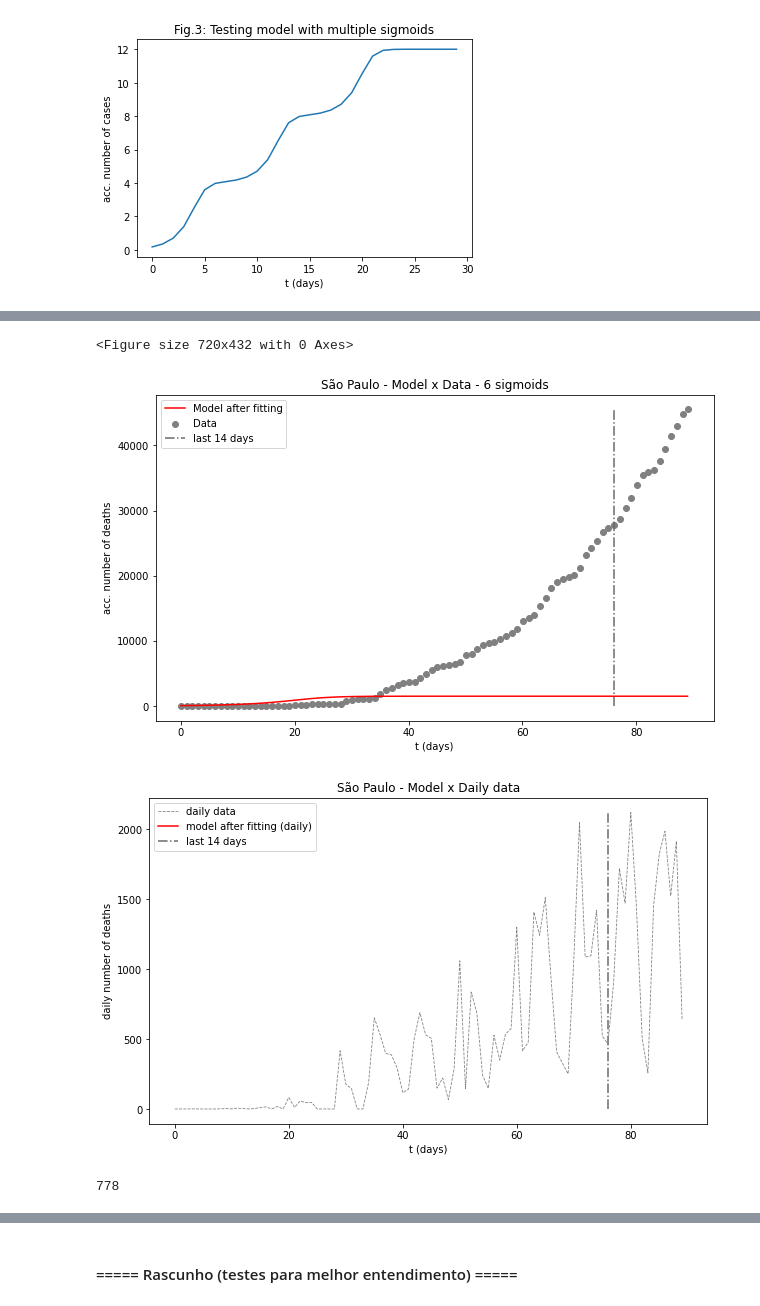
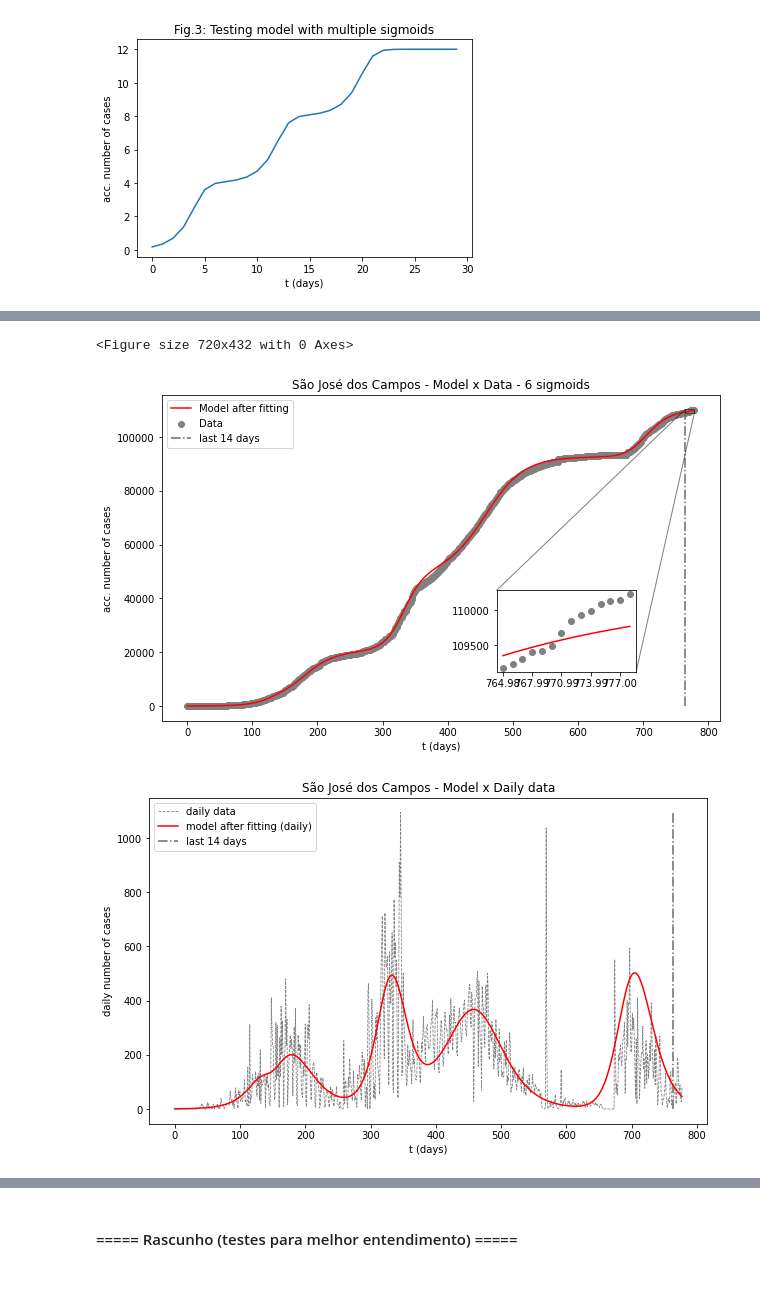
Before and after one commit to fpelogia/epid-models, a Jupyter notebook: optimize_sp.ipynb, the cells around one changed output, grey strips where cells are left out. Drawn from its saved outputs; the diff is of its cells as text; code cells hidden in the pictures.

```diff
--- a/optimize_sp.ipynb
+++ b/optimize_sp.ipynb
@@ -258,8 +256,8 @@ plt.plot(acc_n_cases)
 # Defini manualmente, por enquanto...
 # pelo new_wave.py daria x_t [11, 101, 167, 254] (Jerusalem)
 # x_nw = [90, 170, 240] #(Jerusalém)
-# x_nw = [147, 287, 382, 669] #(SJC)
-x_nw = [79, 254, 309, 370, 683] # (SP)
+x_nw = [147, 287, 382, 669] #(SJC)
+#x_nw = [79, 254, 309, 370, 683] # (SP)
 #x_nw  = [94, 146, 269, 314, 377, 469, 607, 677, 741] # Campinas tr 2e-5
 #x_nw = [100, 149, 471, 610, 681, 741] # Campinas tr 3e-5
 plt.title('Fig.4: Visualizing the transition points')
@@ -324,7 +322,7 @@ for i in range(len(x_nw) + 1):
     plt.plot(y_m0, label='$y_m0$ (model after Step 1)')
     plt.plot(y_m, label='$y_m$ (model after Step 2)')
     plt.xlabel('t (days)')
-    plt.ylabel('acc. number of deaths')
+    plt.ylabel('acc. number of cases')
     plt.legend()
     #plt.savefig(f'output/{i:003}', facecolor='white', dpi=100)
     plt.show()
@@ -452,50 +437,48 @@ daily_n_cases = forward_euler(t[:n_days], 1, acc_n_cases[:n_days], 0)
 s = "" if (n_sig == 1) else "s"
 
 # Plotting Model vs Data
 plt.figure(figsize=(10,6))
 fig, ax = plt.subplots(figsize=[10,6])
 #plt.xlim(x_nw[i] - 7*(n_weeks_pred + 1), x_nw[i])
 ax.set_title(f'{city_name} - Model x Data - {n_sig} sigmoid{s}')
 ax.scatter(t[:n_days], acc_n_cases[:n_days], label='Data', c='gray')
 ax.vlines(n_days - 7*n_weeks_pred, 0, max(acc_n_cases[:n_days]), colors='dimgray', linestyles='dashdot', zorder=1, label=f"last {7*n_weeks_pred} days")
 ax.plot(y_m, label='Model after fitting', c='r')
 ax.set_xlabel('t (days)')
-ax.set_ylabel('acc. number of deaths')
+ax.set_ylabel('acc. number of cases')
 ax.legend()
 X_detail = t[n_days - 7*n_weeks_pred: n_days]
 Y_detail = y_m[n_days - 7*n_weeks_pred: n_days]
-# detail prediction
-# if(n_sig < 3):
-#     sub_axes = ax.inset_axes([.17, .45, .25, .35])
-# else:
-#     sub_axes = ax.inset_axes([.6, .15, .25, .25])
-#sub_axes.scatter(t[n_days - 7*n_weeks_pred:n_days], acc_n_cases[n_days - 7*n_weeks_pred:n_days], label='Data', c='gray')
-#sub_axes.plot(X_detail, Y_detail, c = 'r')
-#sub_axes.set_xticks(X_detail[0::3])
-#ax.indicate_inset_zoom(sub_axes, edgecolor="black")
+#detail prediction
+if(n_sig < 3):
+    sub_axes = ax.inset_axes([.17, .45, .25, .35])
+else:
+    sub_axes = ax.inset_axes([.6, .15, .25, .25])
+sub_axes.scatter(t[n_days - 7*n_weeks_pred:n_days], acc_n_cases[n_days - 7*n_weeks_pred:n_days], label='Data', c='gray')
+sub_axes.plot(X_detail, Y_detail, c = 'r')
+sub_axes.set_xticks(X_detail[0::3])
+ax.indicate_inset_zoom(sub_axes, edgecolor="black")
 plt.savefig(f'output/005.png', facecolor='white', dpi=100)
 plt.show()
 
 # DAILY DATA
 plt.figure(figsize=(10, 6))
 
 plt.title(f'{city_name} - Model x Daily data')
 plt.plot(daily_n_cases[:n_days], label="daily data", c='gray', lw=0.8, linestyle='dashed')
 plt.plot(y_m_daily, label='model after fitting (daily)', c='r')
 plt.vlines(n_days - 7*n_weeks_pred, 0, max(daily_n_cases[:n_days]), colors='dimgray', linestyles='dashdot', zorder=1, label=f"last {7*n_weeks_pred} days")
 plt.xlabel('t (days)')
-plt.ylabel('daily number of deaths')
+plt.ylabel('daily number of cases')
 plt.legend(loc=2) # upper left
 plt.savefig(f'output/Daily_{city_name}_{n_sig}_wave', facecolor='white', dpi=100)
 plt.show()
 # %% [output]
 <Figure size 720x432 with 0 Axes>
-[figure, old version]
+[figure, new version]
-[figure, old version]
+[figure, new version]
 # %%
 n_days
-# %% [output]
-778
 # %%
 model_der = forward_euler(t[:n_days], 1, y_m[:n_days], 0)
 daily_n_cases = forward_euler(t[:n_days], 1, acc_n_cases[:n_days], 0)
```
Also changed, not shown: parts of 12 cells of this notebook, 31 other files.
